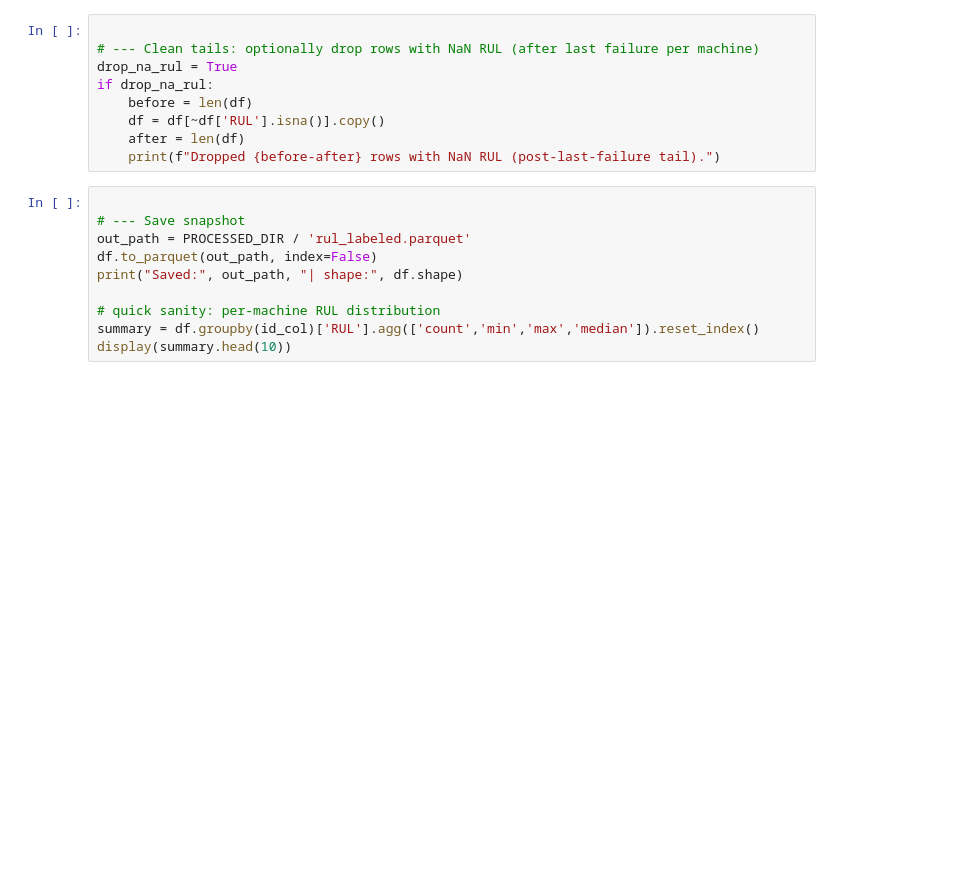
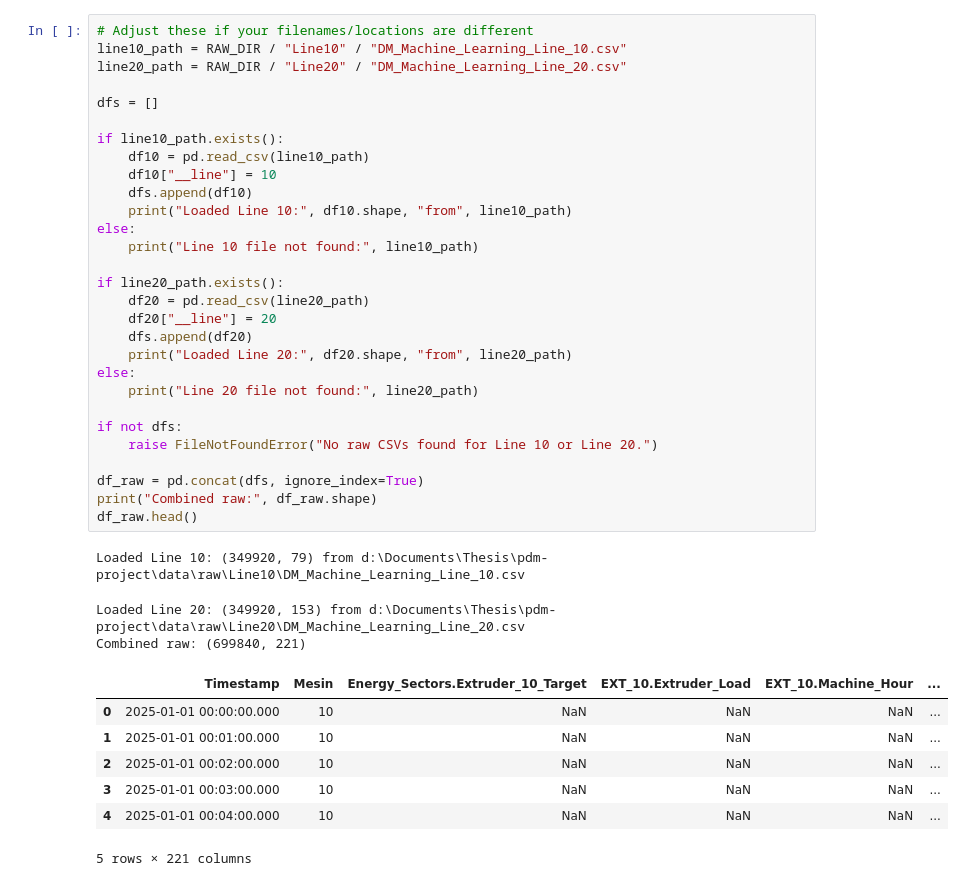
Before and after one commit to rdammara/pdm-project, a Jupyter notebook: notebooks/RUL/01_eda_data_prep_RUL.ipynb, the cells around one changed output. Drawn from its saved outputs; the diff is of its cells as text; blank space fills up the shorter version.

```diff
--- a/notebooks/RUL/01_eda_data_prep_RUL.ipynb
+++ b/notebooks/RUL/01_eda_data_prep_RUL.ipynb
@@ -160,19 +66,40 @@ display(df[[id_col, time_col, 'RUL']].head(10))
-# %%
-
-# --- Clean tails: optionally drop rows with NaN RUL (after last failure per machine)
-drop_na_rul = True
-if drop_na_rul:
-    before = len(df)
-    df = df[~df['RUL'].isna()].copy()
-    after = len(df)
-    print(f"Dropped {before-after} rows with NaN RUL (post-last-failure tail).")
-# %%
-
-# --- Save snapshot
-out_path = PROCESSED_DIR / 'rul_labeled.parquet'
-df.to_parquet(out_path, index=False)
-print("Saved:", out_path, "| shape:", df.shape)
-
-# quick sanity: per-machine RUL distribution
-summary = df.groupby(id_col)['RUL'].agg(['count','min','max','median']).reset_index()
-display(summary.head(10))
+# %%
+# Adjust these if your filenames/locations are different
+line10_path = RAW_DIR / "Line10" / "DM_Machine_Learning_Line_10.csv"
+line20_path = RAW_DIR / "Line20" / "DM_Machine_Learning_Line_20.csv"
+
+dfs = []
+
+if line10_path.exists():
+    df10 = pd.read_csv(line10_path)
+    df10["__line"] = 10
+    dfs.append(df10)
+    print("Loaded Line 10:", df10.shape, "from", line10_path)
+else:
+    print("Line 10 file not found:", line10_path)
+
+if line20_path.exists():
+    df20 = pd.read_csv(line20_path)
+    df20["__line"] = 20
+    dfs.append(df20)
+    print("Loaded Line 20:", df20.shape, "from", line20_path)
+else:
+    print("Line 20 file not found:", line20_path)
+
+if not dfs:
+    raise FileNotFoundError("No raw CSVs found for Line 10 or Line 20.")
+
+df_raw = pd.concat(dfs, ignore_index=True)
+print("Combined raw:", df_raw.shape)
+df_raw.head()
+# %% [output]
+Loaded Line 10: (349920, 79) from d:\Documents\Thesis\pdm-project\data\raw\Line10\DM_Machine_Learning_Line_10.csv
+Loaded Line 20: (349920, 153) from d:\Documents\Thesis\pdm-project\data\raw\Line20\DM_Machine_Learning_Line_20.csv
+Combined raw: (699840, 221)
+|  | Timestamp | Mesin | Energy_Sectors.Extruder_10_Target | EXT_10.Extruder_Load | EXT_10.Machine_Hour | ... |
+| 0 | 2025-01-01 00:00:00.000 | 10 | NaN | NaN | NaN | ... |
+| 1 | 2025-01-01 00:01:00.000 | 10 | NaN | NaN | NaN | ... |
+| 2 | 2025-01-01 00:02:00.000 | 10 | NaN | NaN | NaN | ... |
+| 3 | 2025-01-01 00:03:00.000 | 10 | NaN | NaN | NaN | ... |
+| 4 | 2025-01-01 00:04:00.000 | 10 | NaN | NaN | NaN | ... |
+5 rows × 221 columns
```
Also changed, not shown: parts of 12 cells of this notebook, 11 other files.
